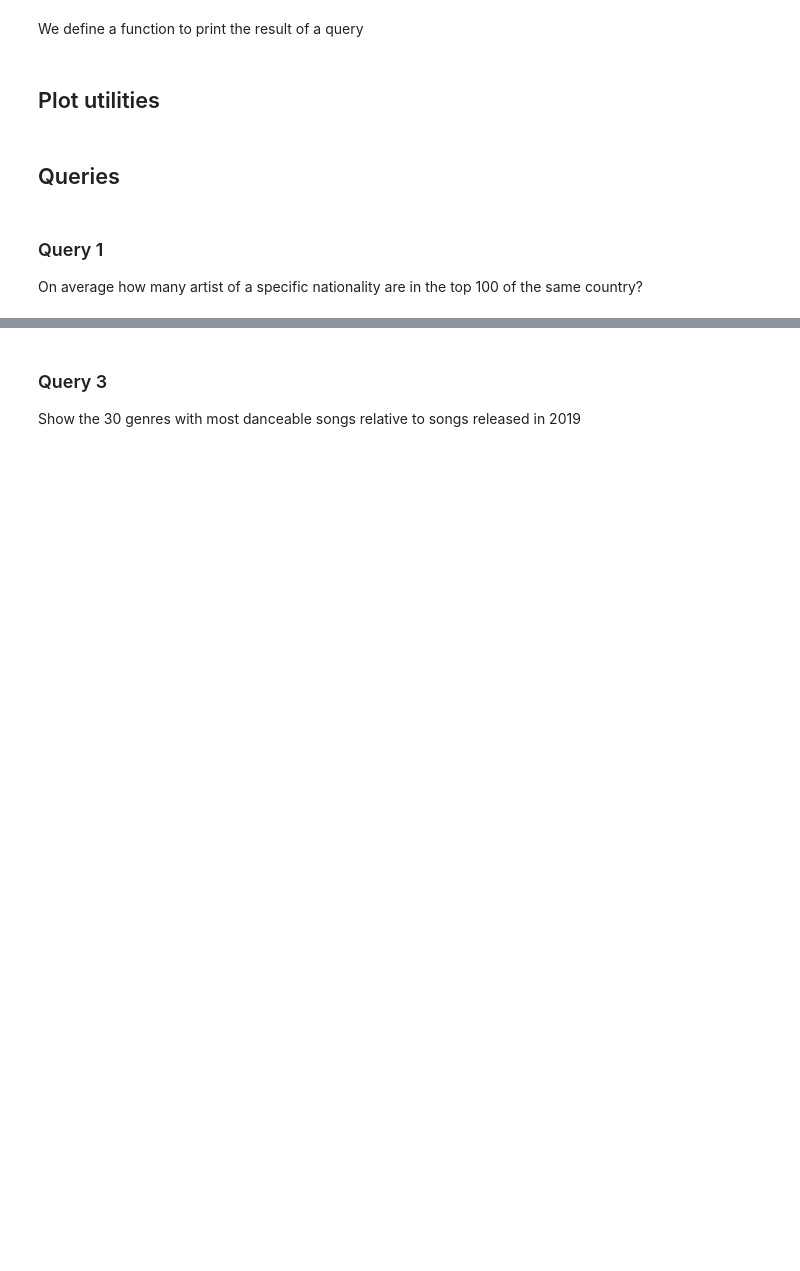
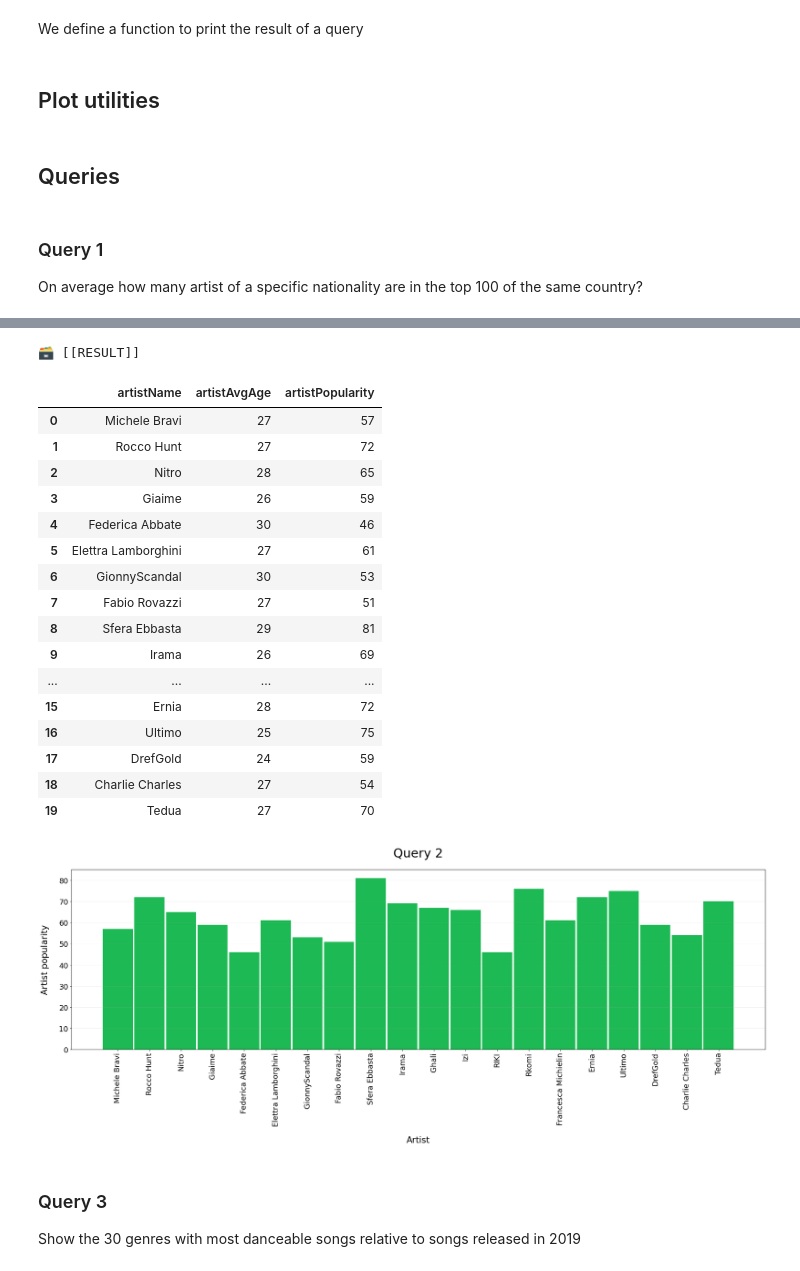
Before and after one commit to luca-martinelli-09/spotify-lod, a Jupyter notebook: spotifyGraphQueries.ipynb, the cells around one changed output, grey strips where cells are left out. Cells and saved outputs as stored; diff of their text form; code cells hidden in the pictures; blank space fills up the shorter version.

```diff
--- a/spotifyGraphQueries.ipynb
+++ b/spotifyGraphQueries.ipynb
@@ -224,33 +246,54 @@ select distinct ?artistName (avg(?artistAge) as ?artistAvgAge) ?artistPopularity
             so:birthDate ?artistBirthdate .
     ?artist so:partecipateIn ?track ;
             so:name ?artistName ;
     		so:popularity ?artistPopularity .
     ?track so:isPartOf ?album ;
            so:name ?trackName .
 	?album so:releaseDate ?releaseDate ;
         	so:name ?albumName .
     filter(?releaseDate >= "2018-01-01"^^xsd:date && ?releaseDate < "2019-01-01"^^xsd:date) .
     filter(?artistBirthdate >= "1991-01-01"^^xsd:date ) .
     bind((year(now()) - year(?artistBirthdate)) as ?artistAge)
 } group by ?artistName ?artistPopularity
+limit 20
 """)
 
 printResult(result, resultType)
 
 plotResults(
     figSize=(30, 8),
     title="Query 2",
     x=np.arange(len(result)),
     yArr=[result["artistPopularity"]],
     yLabel="Artist popularity",
     xLabel="Artist",
     xTicks=result["artistName"],
     ticksRotation=90,
     showGrid=True,
     gridAxis="y",
     bar=True,
     saveTitle="query2"
 )
+# %% [output]
+🗃️ [[RESULT]]
+|  | artistName | artistAvgAge | artistPopularity |
+| 0 | Michele Bravi | 27 | 57 |
+| 1 | Rocco Hunt | 27 | 72 |
+| 2 | Nitro | 28 | 65 |
+| 3 | Giaime | 26 | 59 |
+| 4 | Federica Abbate | 30 | 46 |
+| 5 | Elettra Lamborghini | 27 | 61 |
+| 6 | GionnyScandal | 30 | 53 |
+| 7 | Fabio Rovazzi | 27 | 51 |
+| 8 | Sfera Ebbasta | 29 | 81 |
+| 9 | Irama | 26 | 69 |
+| ... | ... | ... | ... |
+| 15 | Ernia | 28 | 72 |
+| 16 | Ultimo | 25 | 75 |
+| 17 | DrefGold | 24 | 59 |
+| 18 | Charlie Charles | 27 | 54 |
+| 19 | Tedua | 27 | 70 |
+[figure, added]
 # %% [markdown]
 ### Query 3
 Show the 30 genres with most danceable songs relative to songs released in 2019
```
Also changed, not shown: parts of 13 cells of this notebook, 1 other file.
